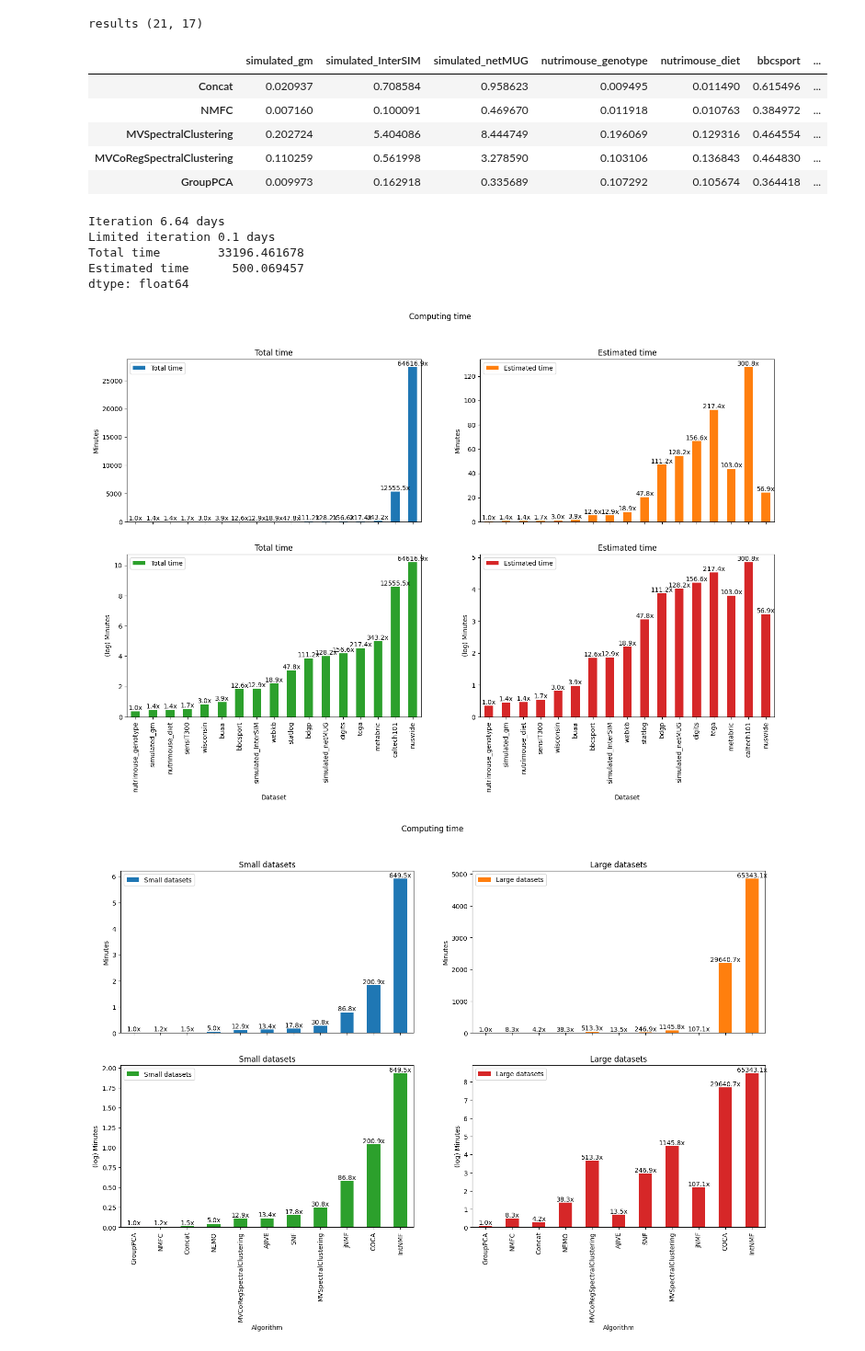
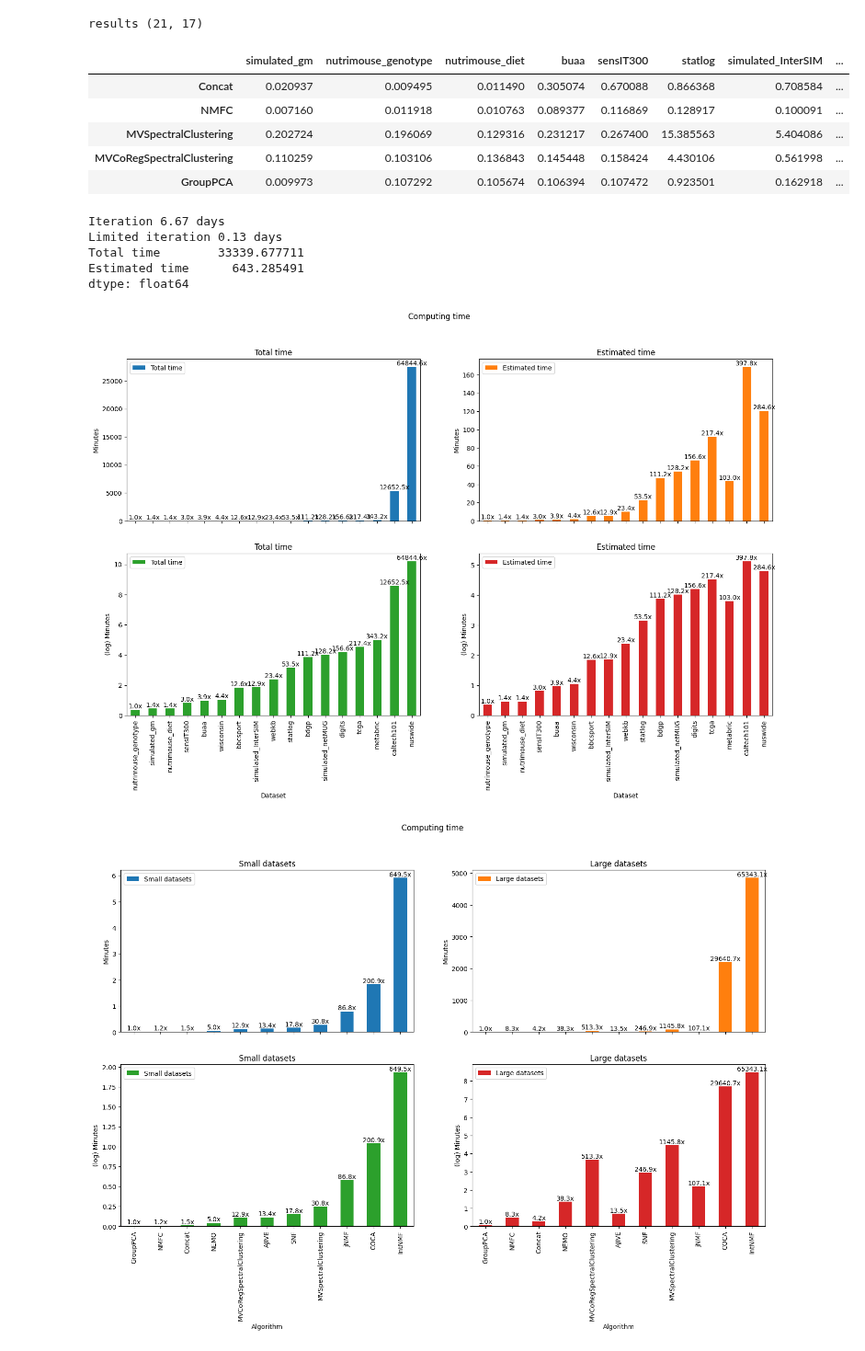
Before and after one commit to RafRomB/imml, a Jupyter notebook: time_evaluation.ipynb, the cells around one changed output. Shown at 92% size. Cells and saved outputs as stored; diff of their text form; code cells hidden in the pictures.

```diff
--- a/time_evaluation.ipynb
+++ b/time_evaluation.ipynb
@@ -32,15 +48,16 @@ from settings import TIME_RESULTS_PATH, TIME_LIMIT, DATASET_TABLE_PATH
 # %%
 results = pd.read_csv(TIME_RESULTS_PATH, index_col=0)
+results = results[dataset_table.sort_values("n_cells")["n_cells"].index]
 print("results", results.shape)
 results.head()
 # %% [output]
 results (21, 17)
-|  | simulated_gm | simulated_InterSIM | simulated_netMUG | nutrimouse_genotype | nutrimouse_diet | bbcsport | ... |
-| Concat | 0.020937 | 0.708584 | 0.958623 | 0.009495 | 0.011490 | 0.615496 | ... |
-| NMFC | 0.007160 | 0.100091 | 0.469670 | 0.011918 | 0.010763 | 0.384972 | ... |
-| MVSpectralClustering | 0.202724 | 5.404086 | 8.444749 | 0.196069 | 0.129316 | 0.464554 | ... |
-| MVCoRegSpectralClustering | 0.110259 | 0.561998 | 3.278590 | 0.103106 | 0.136843 | 0.464830 | ... |
-| GroupPCA | 0.009973 | 0.162918 | 0.335689 | 0.107292 | 0.105674 | 0.364418 | ... |
+|  | simulated_gm | nutrimouse_genotype | nutrimouse_diet | buaa | sensIT300 | statlog | simulated_InterSIM | ... |
+| Concat | 0.020937 | 0.009495 | 0.011490 | 0.305074 | 0.670088 | 0.866368 | 0.708584 | ... |
+| NMFC | 0.007160 | 0.011918 | 0.010763 | 0.089377 | 0.116869 | 0.128917 | 0.100091 | ... |
+| MVSpectralClustering | 0.202724 | 0.196069 | 0.129316 | 0.231217 | 0.267400 | 15.385563 | 5.404086 | ... |
+| MVCoRegSpectralClustering | 0.110259 | 0.103106 | 0.136843 | 0.145448 | 0.158424 | 4.430106 | 0.561998 | ... |
+| GroupPCA | 0.009973 | 0.107292 | 0.105674 | 0.106394 | 0.107472 | 0.923501 | 0.162918 | ... |
 # %%
 TIME_LIMIT = 0.4
 time_limit_seconds = TIME_LIMIT * 3600
@@ -68,12 +85,12 @@ for idx, ax in enumerate(axs.flatten()):
         ax.set(ylabel= f"(log) {ax.get_ylabel()}")
     _ = ax.bar_label(ax.containers[0], labels= labels.iloc[:,idx % 2])
 # %% [output]
-Iteration 6.64 days
-Limited iteration 0.1 days
-Total time        33196.461678
-Estimated time      500.069457
+Iteration 6.67 days
+Limited iteration 0.13 days
+Total time        33339.677711
+Estimated time      643.285491
 dtype: float64
-[figure, old version]
+[figure, new version]
 # %%
 # TIME_LIMIT = 0.5
 # time_limit_seconds = TIME_LIMIT * 3600
```
Also changed, not shown: parts of 3 cells of this notebook, 4 other files.
